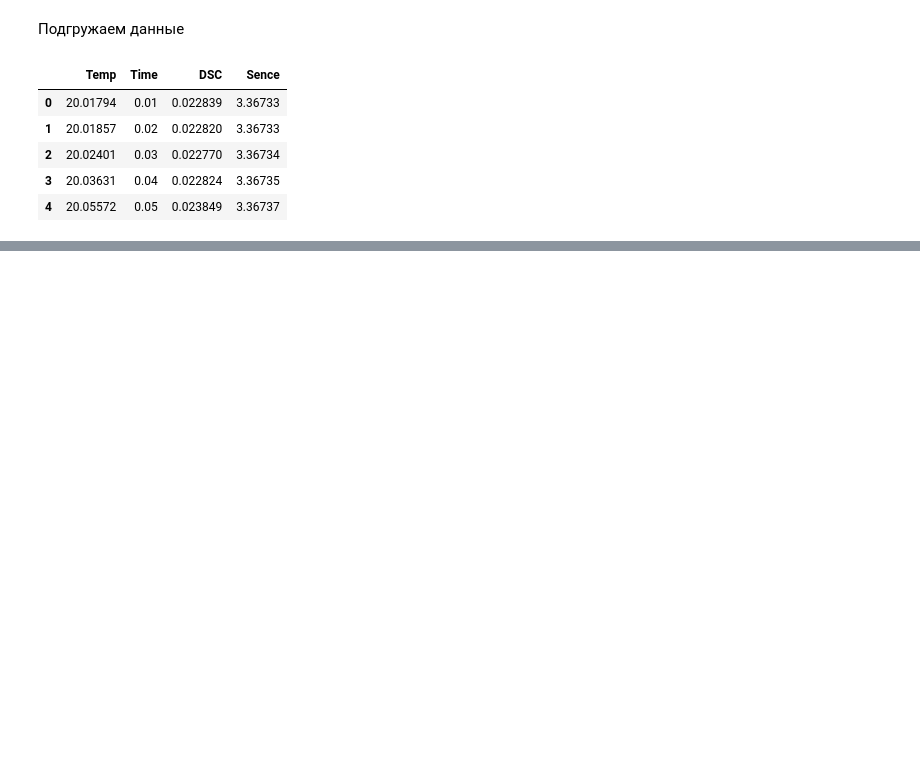
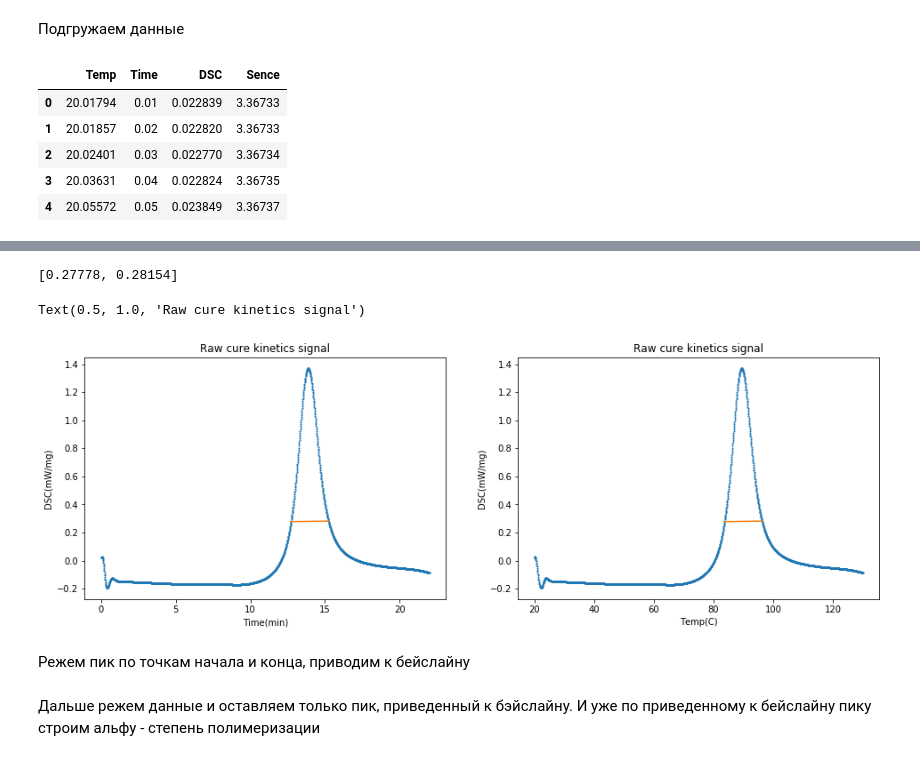
Before and after one commit to YarikineZ/DS_final_project, a Jupyter notebook: Final project.ipynb, the cells around one changed output, grey strips where cells are left out. Saved outputs shown, nothing was run; the diff lists cells and outputs as text; code cells hidden in the pictures; blank space fills up the shorter version.

```diff
--- a/Final project.ipynb
+++ b/Final project.ipynb
@@ -54,0 +41,38 @@ NameError: name 'raw_data' is not defined
+# %%
+peaks_positive, _ = find_peaks(df['DSC'], height=1.2)
+peaks_width, width_heights, _, _ = peak_widths(df['DSC'], peaks_positive, rel_height = 0.75)
+
+peak_start = df['DSC'][df['DSC']>0.27737123].first_valid_index()
+peak_end = df['DSC'][df['DSC']>0.27737123].last_valid_index()
+
+
+print([df['DSC'][peak_start],df['DSC'][peak_end]])
+
+fig, ax = plt.subplots(1, 2, figsize = (16, 5))
+
+
+ax[0].plot(df['Time'], df['DSC'], "o", markersize=1, label = "Signal")
+ax[0].plot([df['Time'][peak_start],df['Time'][peak_end]],
+               [df['DSC'][peak_start],df['DSC'][peak_end]],
+              label = "Baseline")
+ax[0].set_xlabel("Time(min)")
+ax[0].set_ylabel('DSC(mW/mg)')
+ax[0].set_title('Raw cure kinetics signal')
+
+ax[1].plot(df['Temp'], df['DSC'], "o", markersize=1, label = "Signal")
+ax[1].plot([df['Temp'][peak_start],df['Temp'][peak_end]],
+               [df['DSC'][peak_start],df['DSC'][peak_end]],
+                label = "Baseline")
+ax[1].set_xlabel("Temp(C)")
+ax[1].set_ylabel('DSC(mW/mg)')
+ax[1].set_title('Raw cure kinetics signal')
+
+#TODO add legend on plots
+# %% [output]
+[0.27778, 0.28154]
+Text(0.5, 1.0, 'Raw cure kinetics signal')
+[figure, added]
+# %% [markdown]
+Режем пик по точкам начала и конца, приводим к бейслайну
+# %% [markdown]
+Дальше режем данные и оставляем только пик, приведенный к бэйслайну. И уже по приведенному к бейслайну пику строим альфу - степень полимеризации
```
Also changed, not shown: parts of 4 cells of this notebook.
